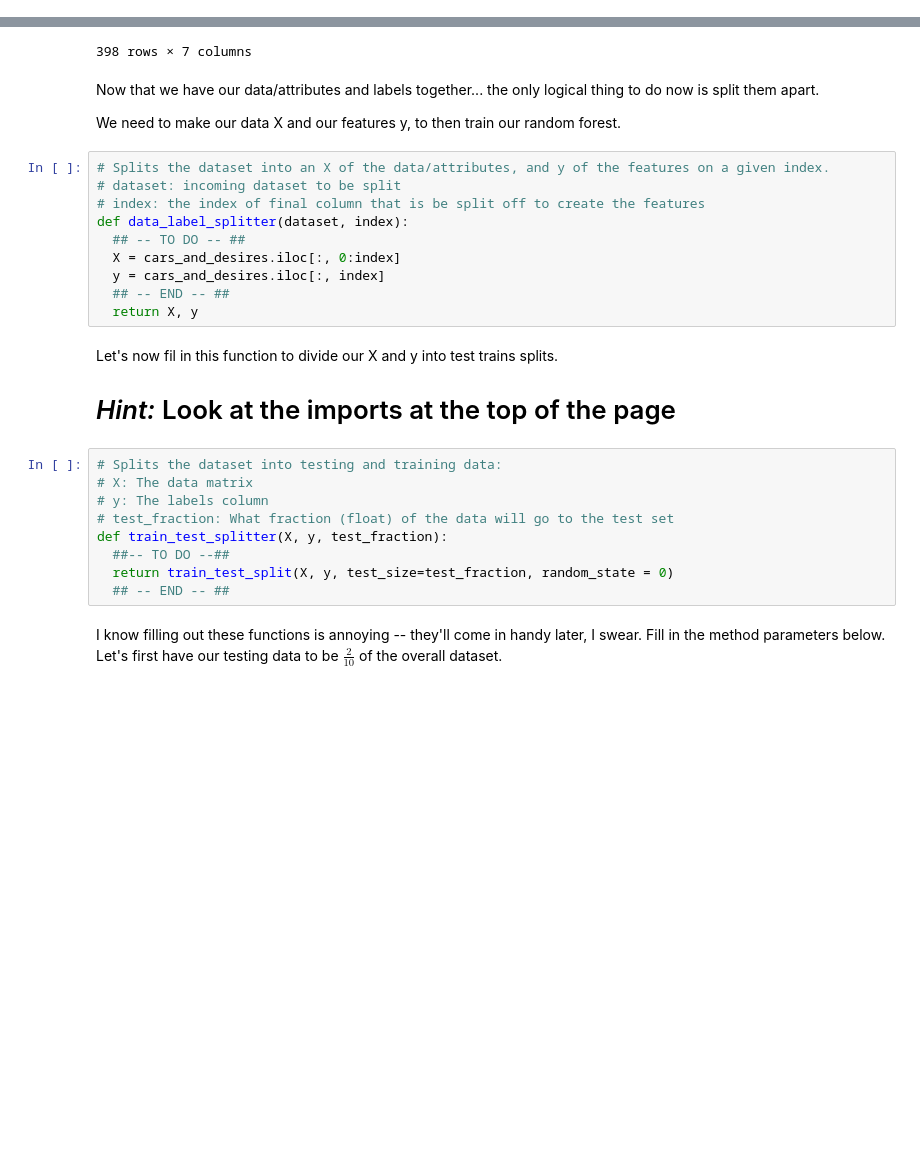
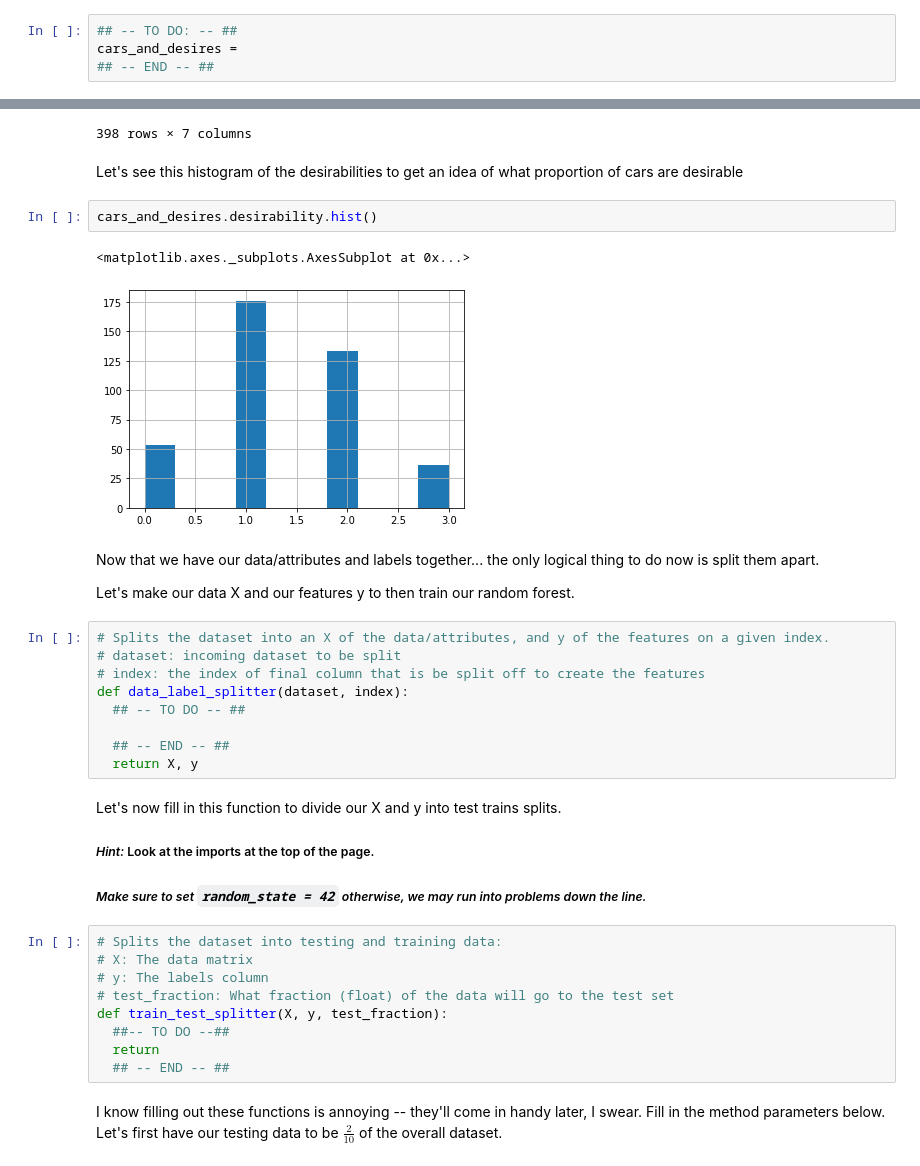
Before and after one commit to coemulations/ferda_random_forests, a Jupyter notebook: Random_Forests.ipynb, the cells around one changed output, grey strips where cells are left out. Saved outputs shown, nothing was run; the diff lists cells and outputs as text; blank space fills up the shorter version.

```diff
--- a/Random_Forests.ipynb
+++ b/Random_Forests.ipynb
@@ -115,3 +137,7 @@ cars_and_desires['desirability'] = desirability
+# %%
+## -- TO DO: -- ##
+cars_and_desires =
+## -- END -- ##
 # %%
 cars_and_desires
 # %% [output]
@@ -128,24 +154,31 @@ cars_and_desires
 | 396 | 4 | 120.0 | 2625 | 18.6 | 82 | 1 | 2 |
 | 397 | 4 | 119.0 | 2720 | 19.4 | 82 | 1 | 2 |
 398 rows × 7 columns
+# %% [markdown]
+Let's see this histogram of the desirabilities to get an idea of what proportion of cars are desirable
+# %%
+cars_and_desires.desirability.hist()
+# %% [output]
+<matplotlib.axes._subplots.AxesSubplot at 0x...>
+[figure, added]
 # %% [markdown]
 Now that we have our data/attributes and labels together... the only logical thing to do now is split them apart.
 
-We need to make our data X and our features y, to then train our random forest.
+Let's make our data X and our features y to then train our random forest.
 # %%
 # Splits the dataset into an X of the data/attributes, and y of the features on a given index.
 # dataset: incoming dataset to be split
 # index: the index of final column that is be split off to create the features
 def data_label_splitter(dataset, index):
   ## -- TO DO -- ##
-  X = cars_and_desires.iloc[:, 0:index]
-  y = cars_and_desires.iloc[:, index]
+
   ## -- END -- ##
   return X, y
 # %% [markdown]
-Let's now fil in this function to divide our X and y into test trains splits.
+Let's now fill in this function to divide our X and y into test trains splits.
 
-# *Hint:* Look at the imports at the top of the page
+##### *Hint:* Look at the imports at the top of the page.
+##### *Make sure to set `random_state = 42` otherwise, we may run into problems down the line.*
 # %%
 # Splits the dataset into testing and training data:
 # X: The data matrix
@@ -153,7 +186,7 @@ Let's now fil in this function to divide our X and y into test trains splits.
 # test_fraction: What fraction (float) of the data will go to the test set
 def train_test_splitter(X, y, test_fraction):
   ##-- TO DO --##
-  return train_test_split(X, y, test_size=test_fraction, random_state = 0)
+  return
   ## -- END -- ##
 # %% [markdown]
 I know filling out these functions is annoying -- they'll come in handy later, I swear. Fill in the method parameters below. Let's first have our testing data to be $\frac{2}{10}$ of the overall dataset.
```
Also changed, not shown: parts of 39 cells of this notebook.
